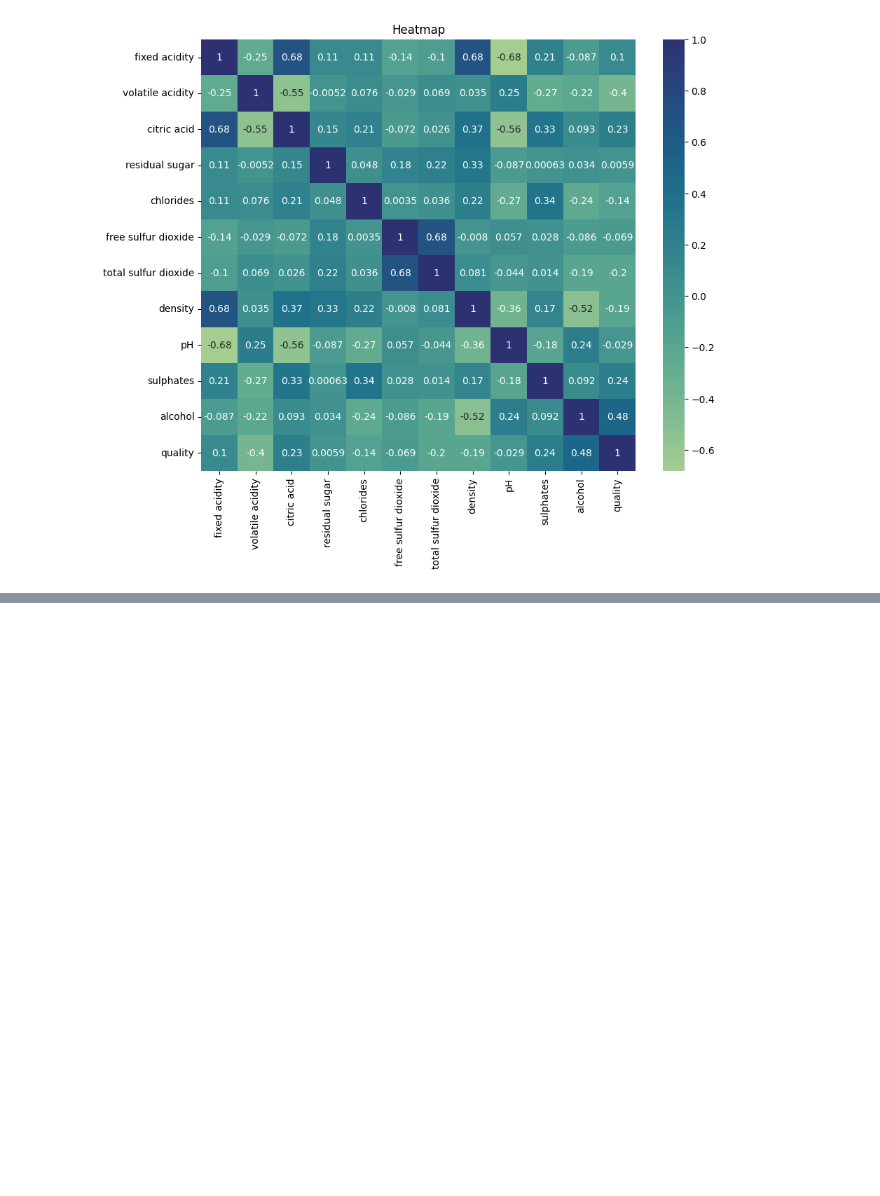
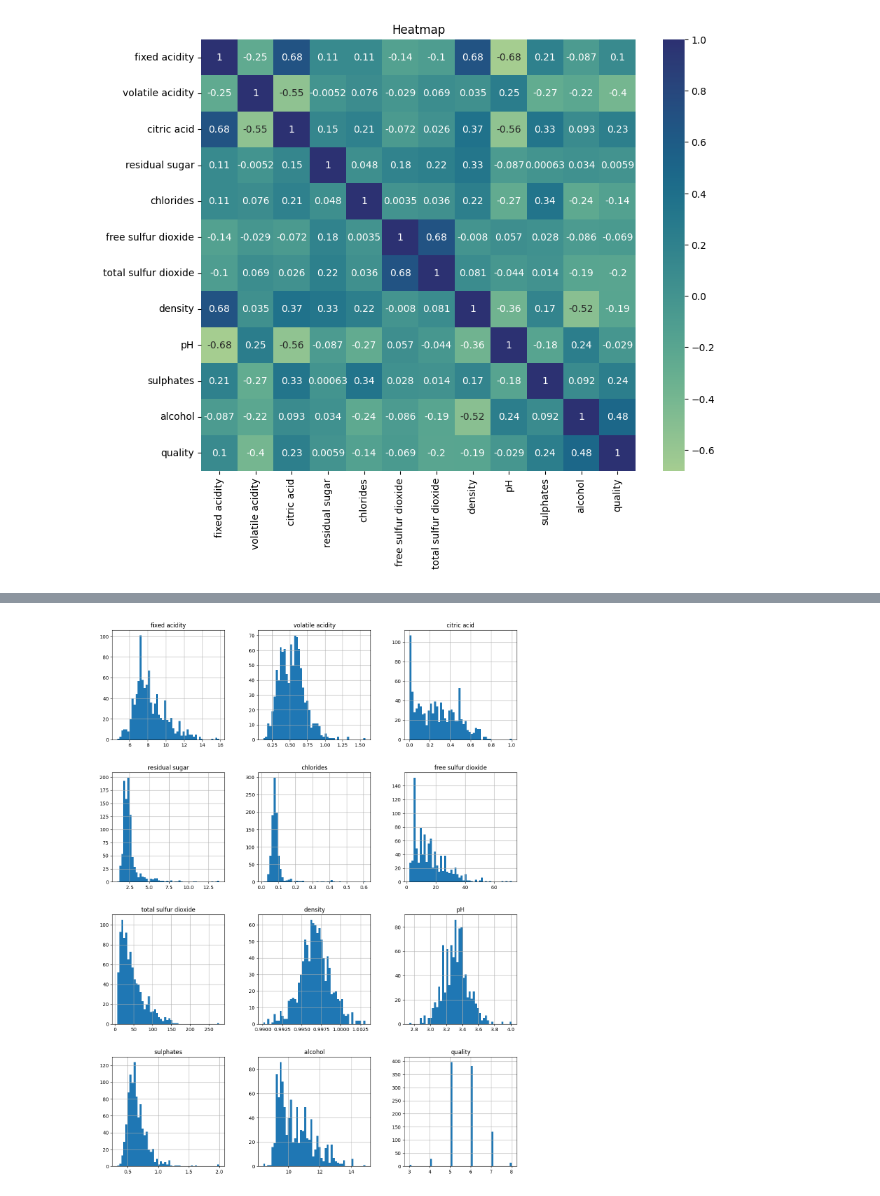
Before and after one commit to jadrzy/Lab-Python-in-Data-Science-, a Jupyter notebook: notebooks/Lab3.ipynb, the cells around one changed output, grey strips where cells are left out. Saved outputs shown, nothing was run; the diff lists cells and outputs as text; code cells hidden in the pictures; blank space fills up the shorter version.

```diff
--- a/notebooks/Lab3.ipynb
+++ b/notebooks/Lab3.ipynb
@@ -45,0 +97,5 @@ plt.show()
+# %%
+tr_data.hist(figsize=(15,20), bins=50)
+plt.show()
+# %% [output]
+[figure, added]
```
Also changed, not shown: parts of 19 cells of this notebook.
